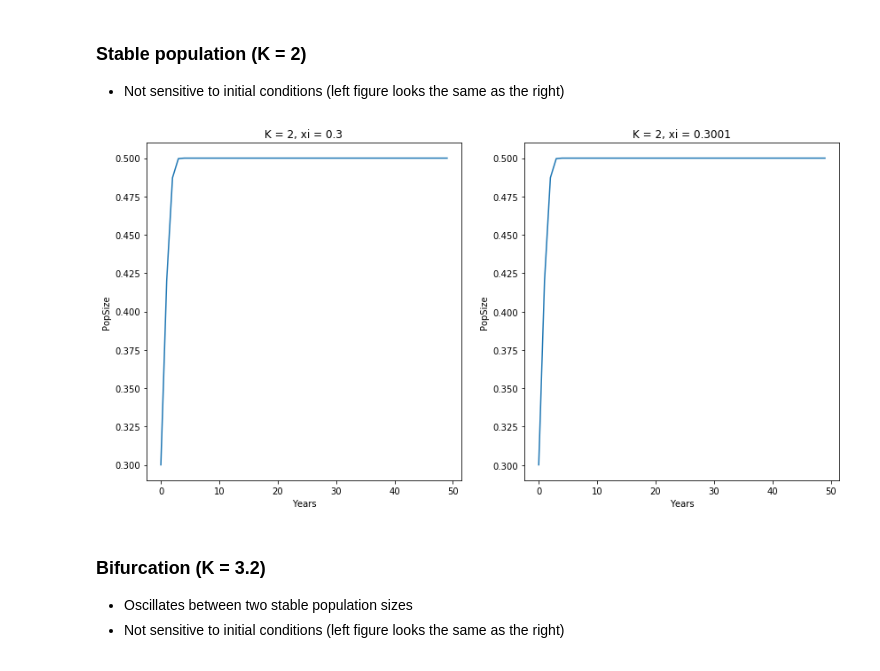
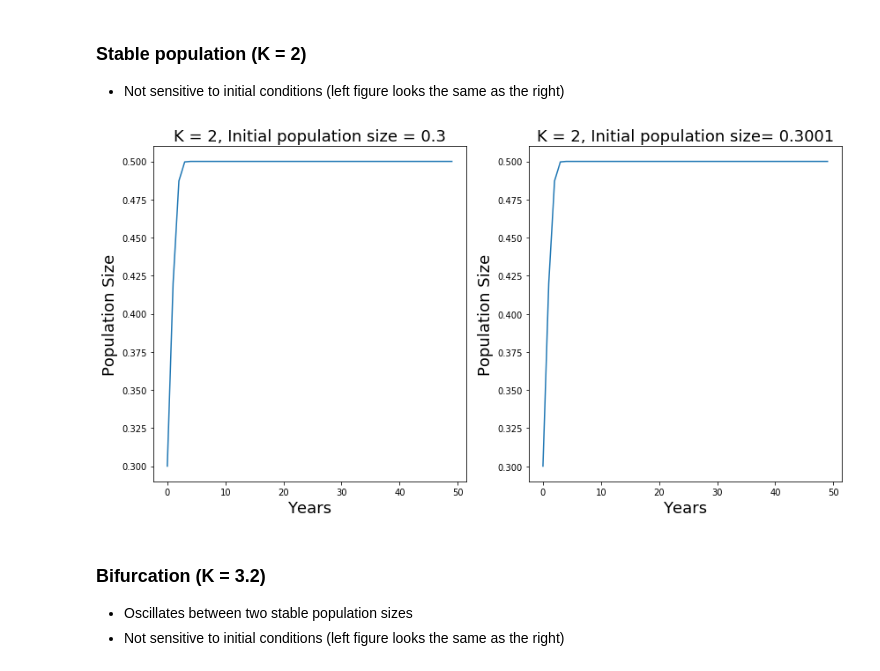
Before and after one commit to liminal-learner/Chaos, a Jupyter notebook: notebooks/Chaos.ipynb, the cells around one changed output. Cells and saved outputs as stored; diff of their text form; code cells hidden in the pictures.

```diff
--- a/notebooks/Chaos.ipynb
+++ b/notebooks/Chaos.ipynb
@@ -79,16 +95,17 @@ plotPopSize(k,x1,x2,xi1,xi2)
 ### Stable population (K = 2)
 
 * Not sensitive to initial conditions (left figure looks the same as the right)
-# %%
-k=2
-n=50
-xi1=0.3
-xi2=0.3001
-x1=modelPopSize(k,xi1,n)
-x2=modelPopSize(k,xi2,n)
-plotPopSize(k,x1,x2,xi1,xi2)
-# %% [output]
-[figure, removed]
+# %%
+K = 2
+n = 50
+initial_pop_1 = 0.3
+initial_pop_2 = 0.3001
+
+pop_size_1 = calc_pop_size(K, initial_pop_1, n)
+pop_size_2 = calc_pop_size(K, initial_pop_2, n)
+plot_pop_size(K, pop_size_1, pop_size_2, initial_pop_1, initial_pop_2)
+# %% [output]
+[figure, added]
 # %% [markdown]
 ### Bifurcation (K = 3.2)
 
```
Also changed, not shown: parts of 18 cells of this notebook.
